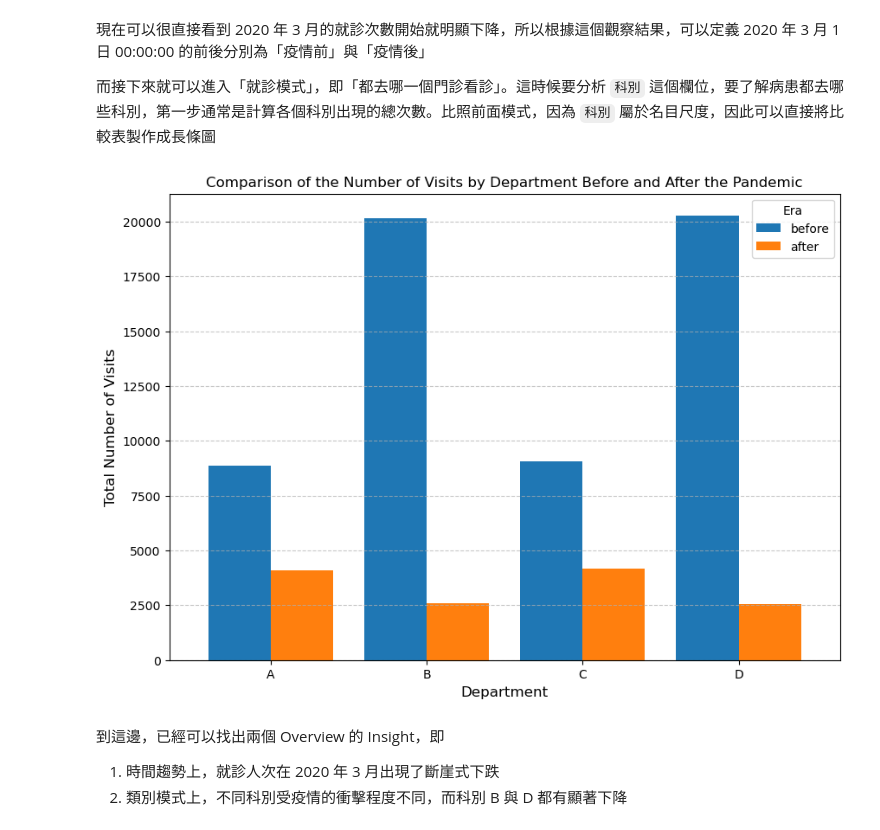
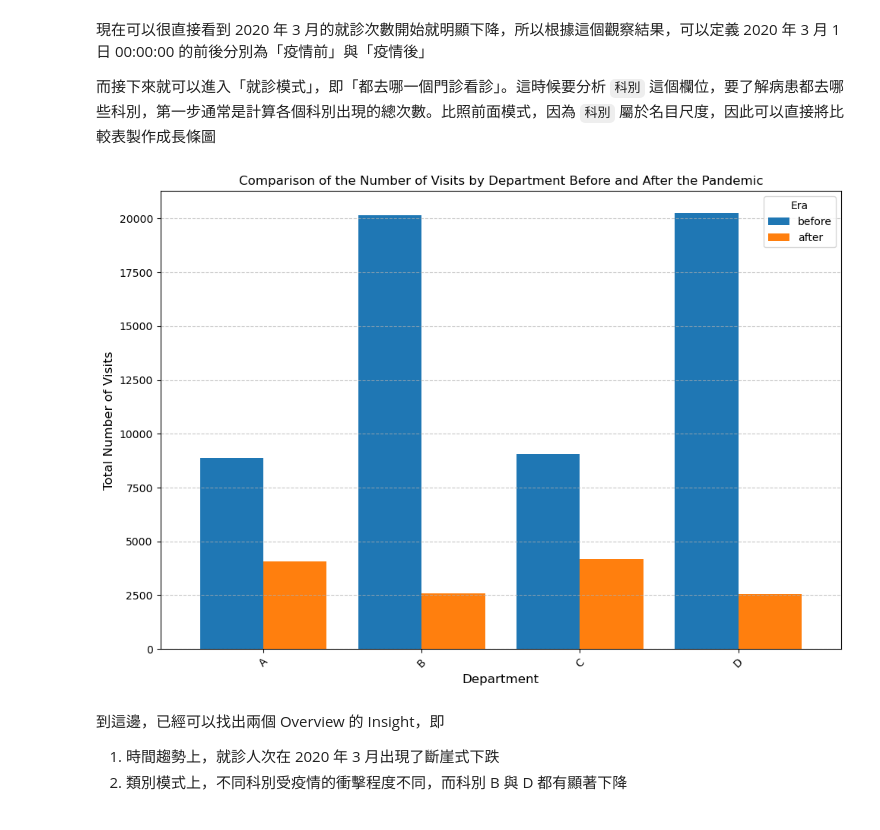
Before and after one commit to csning1998/school-medical-decision-analysis, a Jupyter notebook: Assignment.ipynb, the cells around one changed output. Cells and saved outputs as stored; diff of their text form; code cells hidden in the pictures.

```diff
--- a/Assignment.ipynb
+++ b/Assignment.ipynb
@@ -279,26 +278,29 @@ plt.show()
 # %%
 import numpy as np
 
 split_date = pd.to_datetime("2020-03-01")
 df["period"] = np.where(df.index < split_date, "before", "after")
 
 df_department_summary = pd.crosstab(df["科別"], df["period"])
 df_department_summary = df_department_summary[["before", "after"]]
 
-df_department_summary.plot(kind="bar", figsize=(10, 7), width=0.8)
+ax = df_department_summary.plot(kind="bar", figsize=(10, 7), width=0.8)
 
-plt.title(
+ax.set_title(
     "Comparison of the Number of Visits by Department Before and After the Pandemic",
     fontsize=12,
 )
-plt.xlabel("Department", fontsize=12)
-plt.ylabel("Total Number of Visits", fontsize=12)
-plt.xticks(rotation=0)
-plt.legend(title="Era")
-plt.grid(axis="y", linestyle="--", alpha=0.7)
+ax.set_xlabel("Department", fontsize=12)
+ax.set_ylabel("Total Number of Visits", fontsize=12)
+
+ax.tick_params(axis="x", labelrotation=45)
+
+ax.legend(title="Era")
+ax.grid(axis="y", linestyle="--", alpha=0.7)
+plt.tight_layout()  # Improves layout, especially with rotated labels
 plt.show()
 # %% [output]
-[figure, old version]
+[figure, new version]
 # %% [markdown]
 到這邊，已經可以找出兩個 Overview 的 Insight，即
 
```
Also changed, not shown: parts of 39 cells of this notebook.
